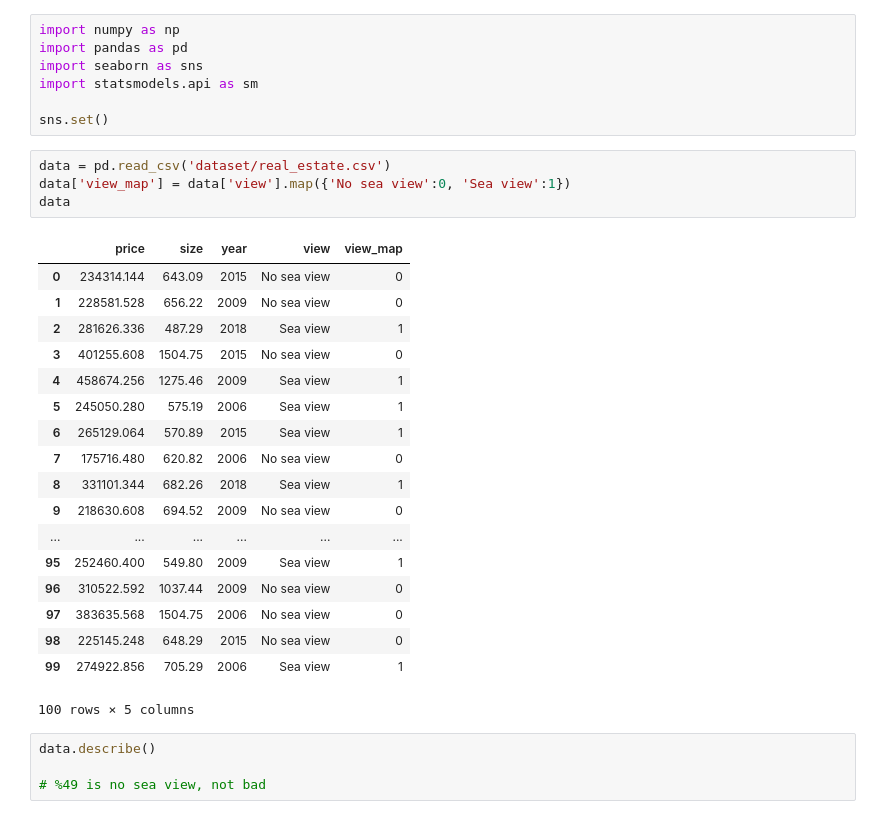
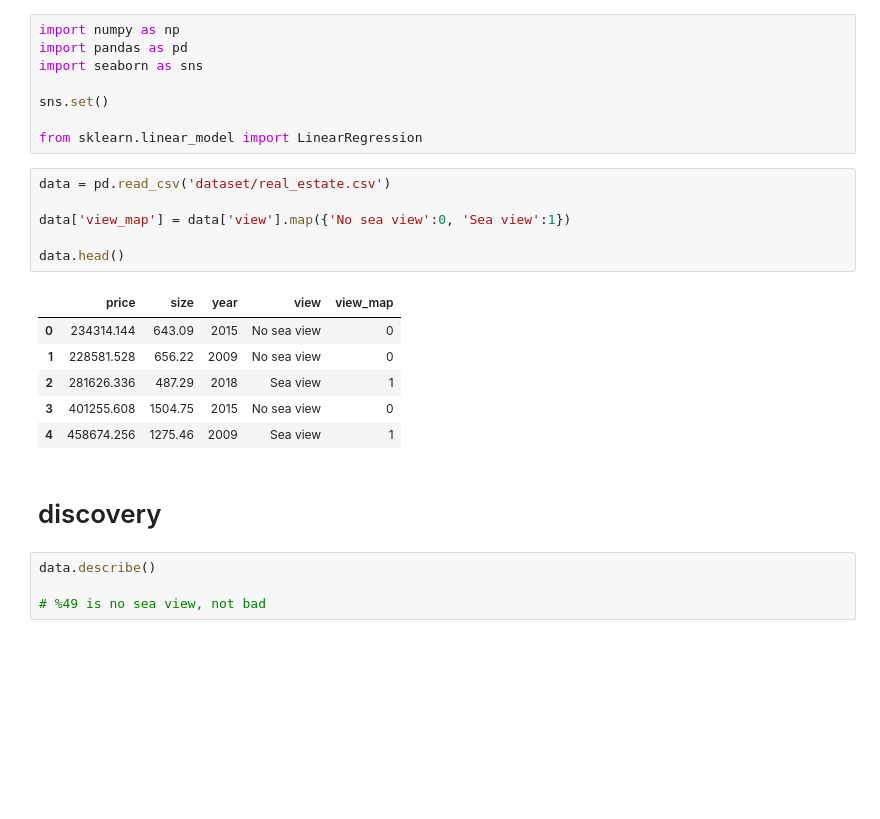
Before and after one commit to tansudasli/analytics-sandbox, a Jupyter notebook: real_estate_lineer_regression.ipynb, the cells around one changed output. Saved outputs shown, nothing was run; the diff lists cells and outputs as text; blank space fills up the shorter version.

```diff
--- a/real_estate_lineer_regression.ipynb
+++ b/real_estate_lineer_regression.ipynb
@@ -2,32 +2,25 @@
 import numpy as np
 import pandas as pd
 import seaborn as sns
-import statsmodels.api as sm
 
 sns.set()
+
+from sklearn.linear_model import LinearRegression
 # %%
 data = pd.read_csv('dataset/real_estate.csv')
+
 data['view_map'] = data['view'].map({'No sea view':0, 'Sea view':1})
-data
+
+data.head()
 # %% [output]
 |  | price | size | year | view | view_map |
 | 0 | 234314.144 | 643.09 | 2015 | No sea view | 0 |
 | 1 | 228581.528 | 656.22 | 2009 | No sea view | 0 |
 | 2 | 281626.336 | 487.29 | 2018 | Sea view | 1 |
 | 3 | 401255.608 | 1504.75 | 2015 | No sea view | 0 |
 | 4 | 458674.256 | 1275.46 | 2009 | Sea view | 1 |
-| 5 | 245050.280 | 575.19 | 2006 | Sea view | 1 |
-| 6 | 265129.064 | 570.89 | 2015 | Sea view | 1 |
-| 7 | 175716.480 | 620.82 | 2006 | No sea view | 0 |
-| 8 | 331101.344 | 682.26 | 2018 | Sea view | 1 |
-| 9 | 218630.608 | 694.52 | 2009 | No sea view | 0 |
-| ... | ... | ... | ... | ... | ... |
-| 95 | 252460.400 | 549.80 | 2009 | Sea view | 1 |
-| 96 | 310522.592 | 1037.44 | 2009 | No sea view | 0 |
-| 97 | 383635.568 | 1504.75 | 2006 | No sea view | 0 |
-| 98 | 225145.248 | 648.29 | 2015 | No sea view | 0 |
-| 99 | 274922.856 | 705.29 | 2006 | Sea view | 1 |
-100 rows × 5 columns
+# %% [markdown]
+# discovery
 # %%
 data.describe()
 
```
Also changed, not shown: parts of 16 cells of this notebook.
